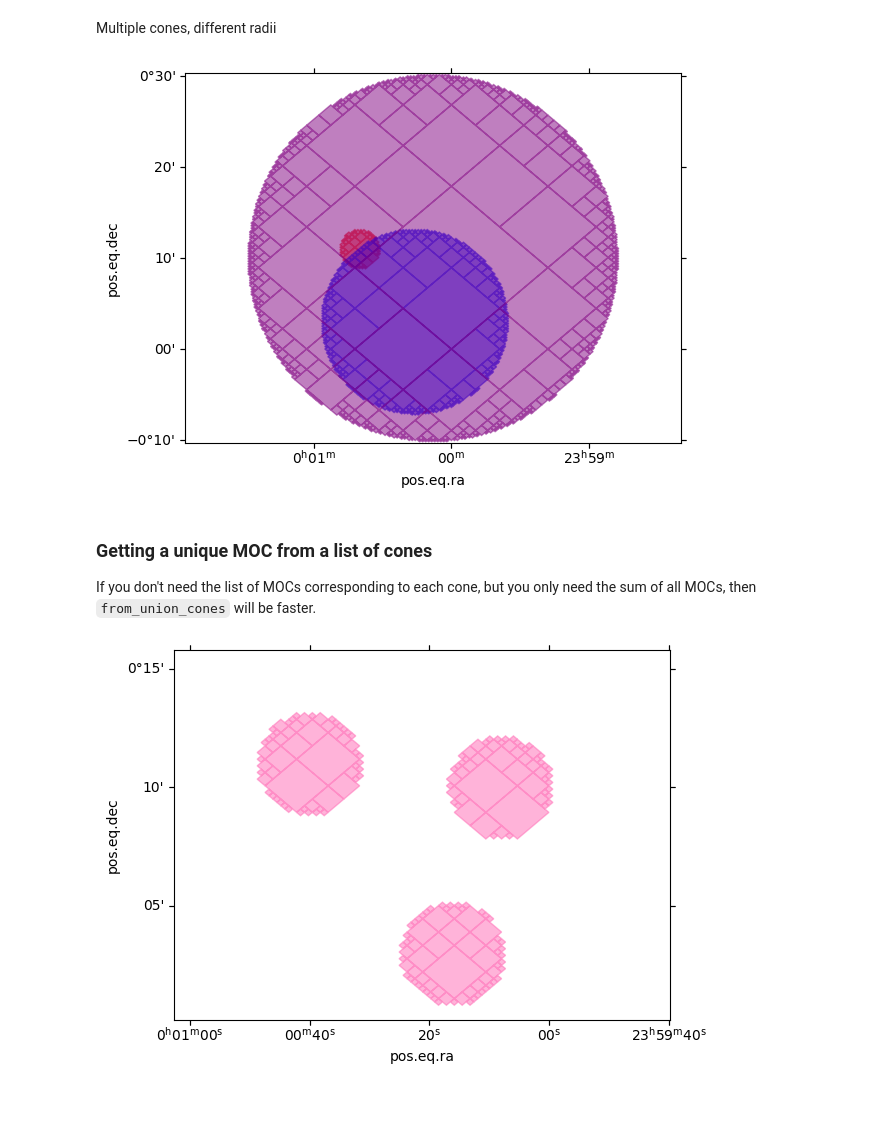
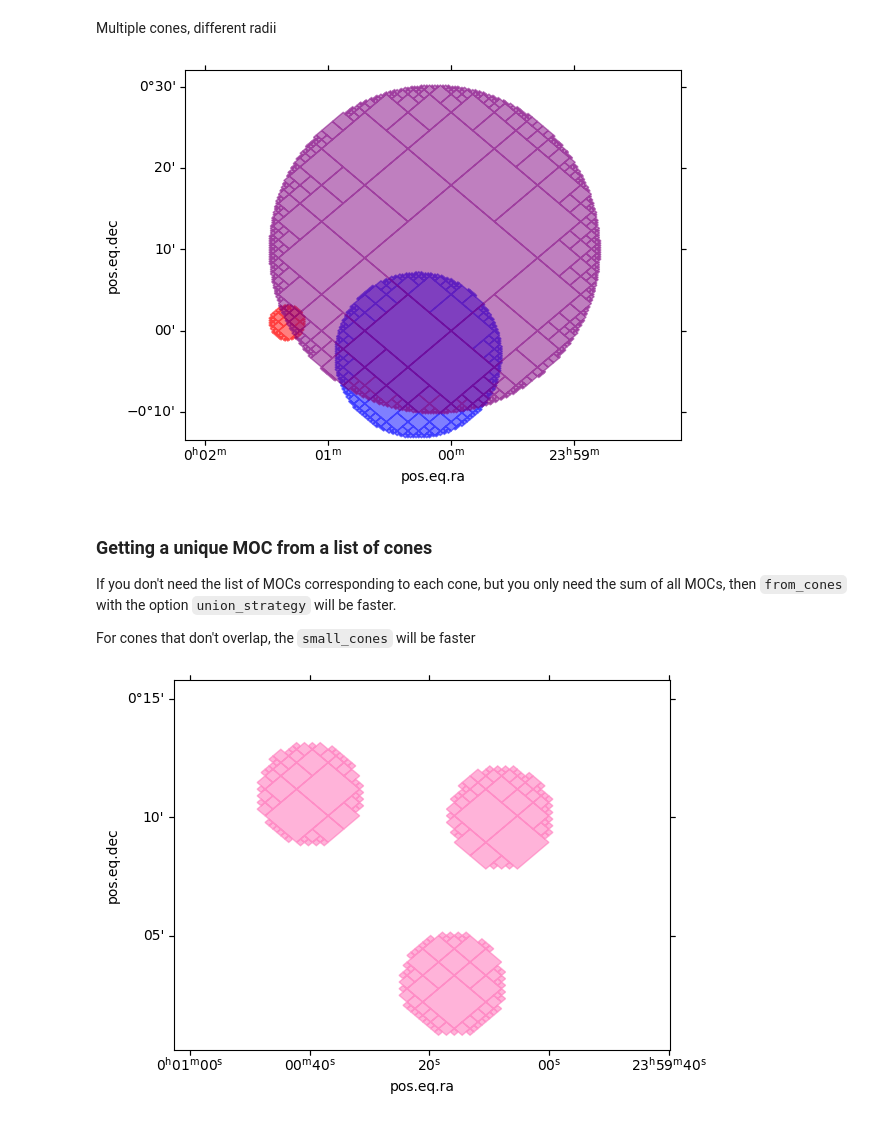
Before and after one commit to cds-astro/mocpy, a Jupyter notebook: notebooks/01-Creating_MOCs_from_shapes.ipynb, the cells around one changed output. Cells and saved outputs as stored; diff of their text form; code cells hidden in the pictures.

```diff
--- a/notebooks/01-Creating_MOCs_from_shapes.ipynb
+++ b/notebooks/01-Creating_MOCs_from_shapes.ipynb
@@ -40,22 +40,24 @@ for cone, color in zip(cones, ["red", "blue", "purple"]):
 Multiple cones, different radii
 # %%
 cones = MOC.from_cones(
-    [10, 4, 2] * u.arcmin,
-    [11, 3, 10] * u.arcmin,
+    [20, 4, 2] * u.arcmin,
+    [1, -3, 10] * u.arcmin,
     radius=[2, 10, 20] * u.arcmin,
     max_depth=14,
 )
 fig = plt.figure()
 wcs = sum(cones).wcs(fig)  # automatically creates a wcs for the union of the MOC
 ax = fig.add_subplot(projection=wcs)
 for cone, color in zip(cones, ["red", "blue", "purple"]):
     cone.fill(ax, wcs, color=color, alpha=0.5)
 # %% [output]
-[figure, old version]
+[figure, new version]
 # %% [markdown]
 ### Getting a unique MOC from a list of cones
 
-If you don't need the list of MOCs corresponding to each cone, but you only need the sum of all MOCs, then `from_union_cones` will be faster.
+If you don't need the list of MOCs corresponding to each cone, but you only need the sum of all MOCs, then `from_cones` with the option `union_strategy` will be faster.
+
+For cones that don't overlap, the `small_cones` will be faster
 # %%
 moc = MOC.from_cones(
     [10, 4, 2] * u.arcmin,
```
Also changed, not shown: parts of 1 cell of this notebook, 3 other files.
